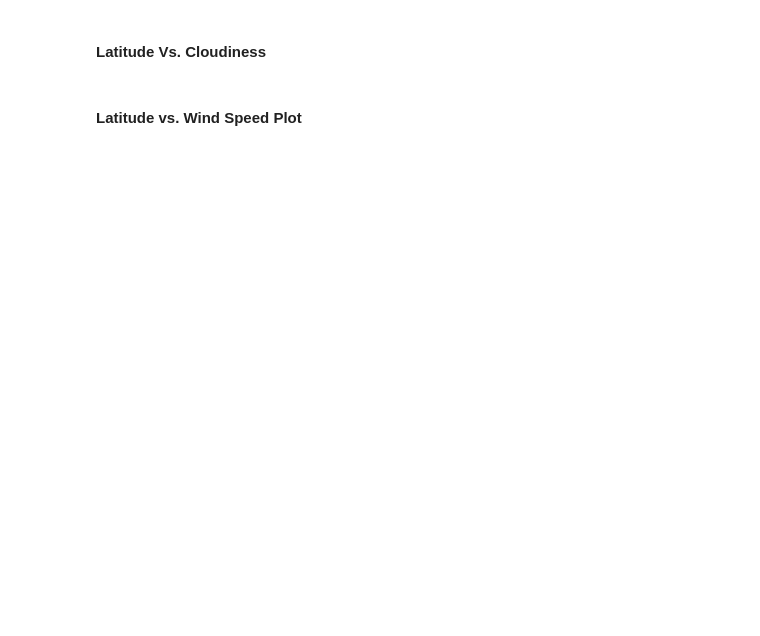
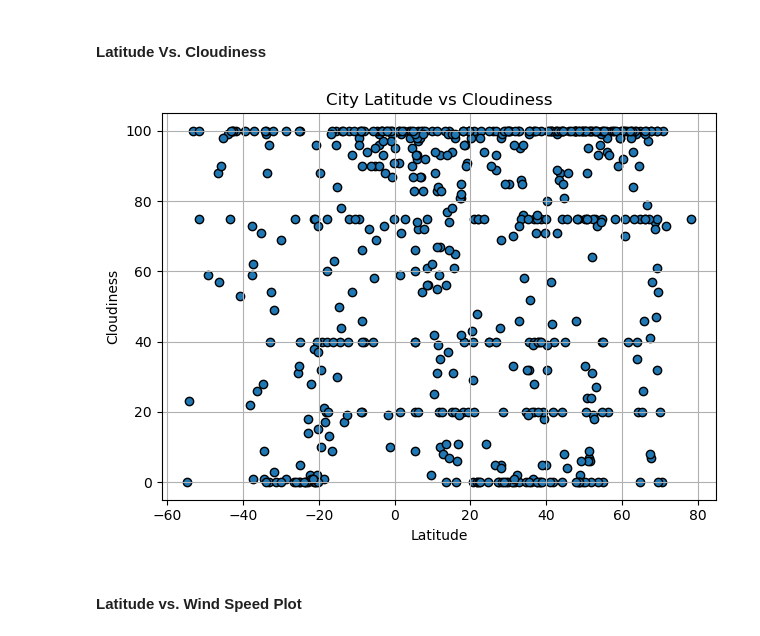
Before and after one commit to jkspiva/python-api-challenge, a Jupyter notebook: WeatherPy.ipynb, the cells around one changed output. Drawn from its saved outputs; the diff is of its cells as text; code cells hidden in the pictures; blank space fills up the shorter version.

```diff
--- a/WeatherPy.ipynb
+++ b/WeatherPy.ipynb
@@ -225,16 +231,22 @@ plt.show()
 #### Latitude Vs. Cloudiness
 # %%
 # Build the scatter plots for latitude vs. cloudiness
-# YOUR CODE HERE
+plt.scatter(city_data_df["Lat"], city_data_df["Cloudiness"], alpha=1, edgecolors="black")
 
 # Incorporate the other graph properties
-# YOUR CODE HERE
+plt.xlabel("Latitude")
+plt.ylabel("Cloudiness")
+plt.title("City Latitude vs Cloudiness")
+plt.grid(True)
+plt.tight_layout()
 
 # Save the figure
 plt.savefig("output_data/Fig3.png")
 
 # Show plot
 plt.show()
+# %% [output]
+[figure, added]
 # %% [markdown]
 #### Latitude vs. Wind Speed Plot
 # %%
```
Also changed, not shown: parts of 3 cells of this notebook, 4 other files.
